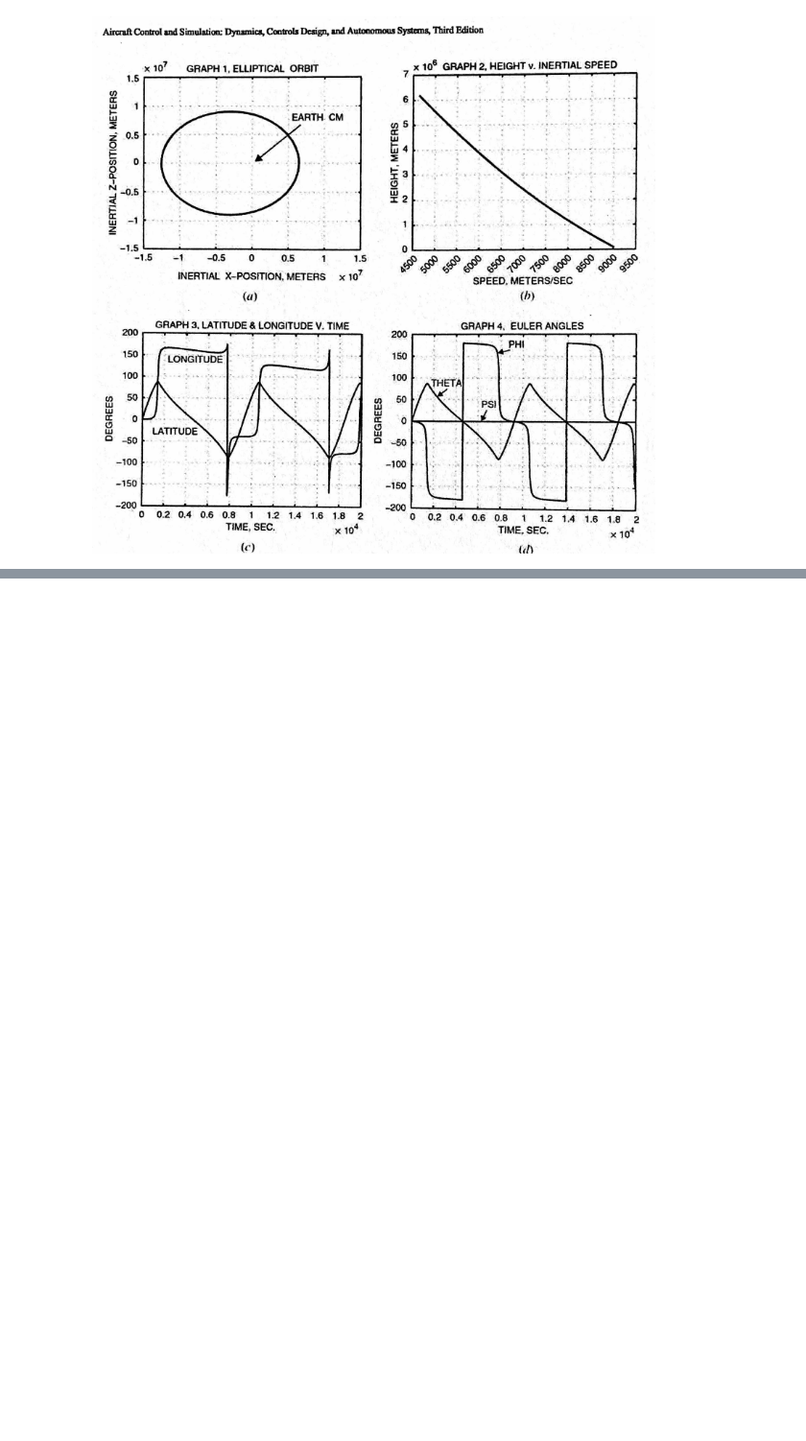
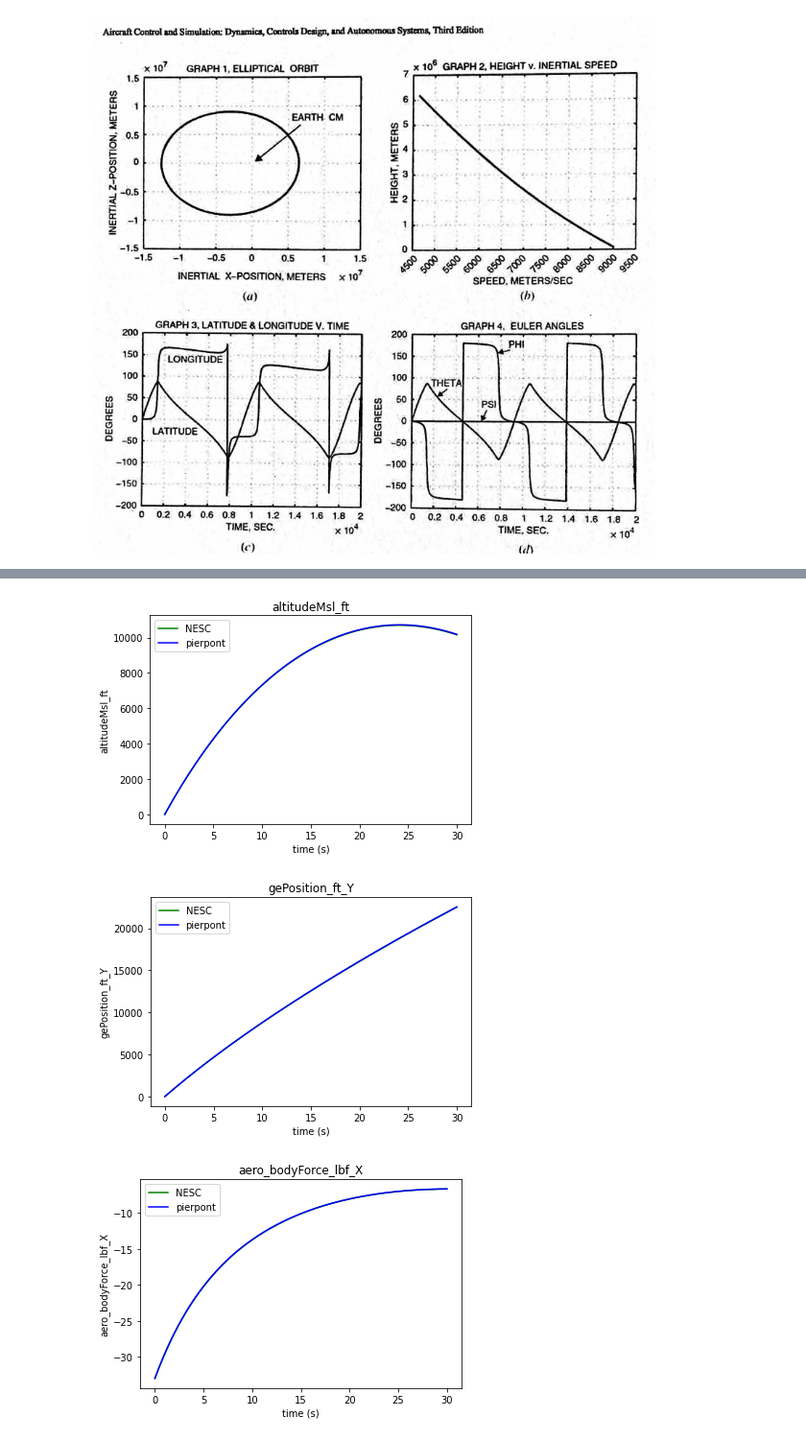
Before and after one commit to TreyArthur/Pierpont, a Jupyter notebook: checkCases.ipynb, the cells around one changed output, grey strips where cells are left out. Shown at 96% size. Cells and saved outputs as stored; diff of their text form; code cells hidden in the pictures; blank space fills up the shorter version.

```diff
--- a/checkCases.ipynb
+++ b/checkCases.ipynb
@@ -258,0 +375,16 @@ Image(filename= "images/SLOrbit.png", width=600, height=600)
+# %%
+%%time
+#
+# velocity: 0, 1000, -1000
+#  1414.21356237
+ic = {
+    "trueAirspeed": [1414.21356237, "ft_s"],
+    "angleOfAttack": [-45, "deg"],
+    "eulerAngle_Yaw": [90, "deg"]
+}
+#
+inputs = ["angleOfAttack"]
+gvOblateRotatingEarth = ppont.slEarthSim('models/sphere_aero.dml')
+gvOblateRotatingEarth.Reset(ic)
+gvOblateRotatingEarth.AddAeroModelInput(inputs)
+gvOblateRotatingEarth.Run(30)
@@ -258,0 +411,20 @@ Image(filename= "images/SLOrbit.png", width=600, height=600)
+# %%
+gvOblateRotatingEarth.GenerateImperialUnits()
+#
+checkFile = (
+    "NESC-check-cases/Atmospheric_checkcases/Atmos_09_EastwardCannonball/"
+    "Atmos_09_sim_01.csv"
+)
+gvCC9 = util.GetNESCData(checkFile)
+#
+gvOblateEarthLabel = \
+[
+    'altitudeMsl_ft', 'longitude_deg', 'latitude_deg', 'localGravity_ft_s2',
+    'gePosition_ft_X', 'gePosition_ft_Y', 'gePosition_ft_Z',
+    'eulerAngle_deg_Roll', 'eulerAngle_deg_Pitch', 'eulerAngle_deg_Yaw',
+    'trueAirspeed_nmi_h', 'speedOfSound_ft_s',
+    'aero_bodyForce_lbf_X' , 'aero_bodyForce_lbf_Y' , 'aero_bodyForce_lbf_Z'
+]
+#
+util.PrintErrorTable("East fired Sphere (Cd=0.1): Oblate Earth", gvOblateEarthLabel,
+                    gvOblateRotatingEarth, gvCC9)
@@ -258,0 +449,8 @@ Image(filename= "images/SLOrbit.png", width=600, height=600)
+# %%
+MakePlot(gvOblateRotatingEarth, gvCC9, 'altitudeMsl_ft')
+MakePlot(gvOblateRotatingEarth, gvCC9, 'gePosition_ft_Y')
+MakePlot(gvOblateRotatingEarth, gvCC9, 'aero_bodyForce_lbf_X')
+# %% [output]
+[figure, added]
+[figure, added]
+[figure, added]
```
Also changed, not shown: parts of 40 cells of this notebook, 30 other files.
